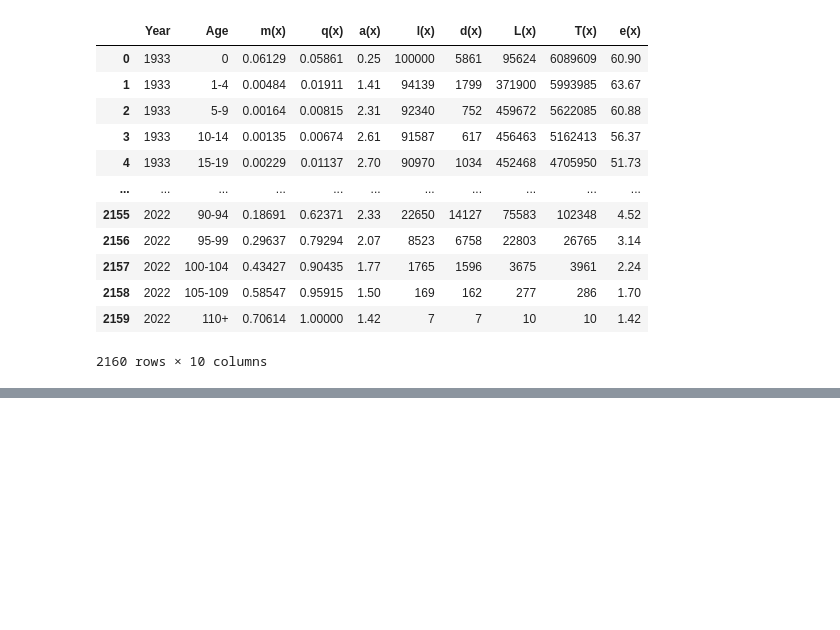
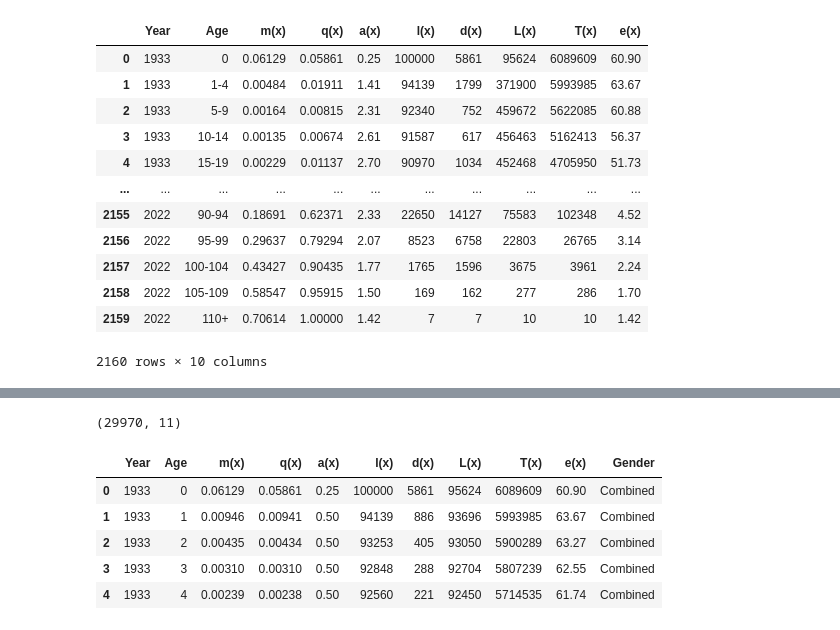
Before and after one commit to andyreagan/hmd-processing, a Jupyter notebook: usa-exploration.ipynb, the cells around one changed output, grey strips where cells are left out. Cells and saved outputs as stored; diff of their text form; code cells hidden in the pictures; blank space fills up the shorter version.

```diff
--- a/usa-exploration.ipynb
+++ b/usa-exploration.ipynb
@@ -674,3 +720,15 @@ all = pd.concat([combined, male, female])
 all['Age'] = all['Age'].apply(clean_age)
 # %%
 all.to_json('all.json', orient='records')
+all.shape
+# %% [output]
+(29970, 11)
+# %%
+all.head()
+# %% [output]
+|  | Year | Age | m(x) | q(x) | a(x) | l(x) | d(x) | L(x) | T(x) | e(x) | Gender |
+| 0 | 1933 | 0 | 0.06129 | 0.05861 | 0.25 | 100000 | 5861 | 95624 | 6089609 | 60.90 | Combined |
+| 1 | 1933 | 1 | 0.00946 | 0.00941 | 0.50 | 94139 | 886 | 93696 | 5993985 | 63.67 | Combined |
+| 2 | 1933 | 2 | 0.00435 | 0.00434 | 0.50 | 93253 | 405 | 93050 | 5900289 | 63.27 | Combined |
+| 3 | 1933 | 3 | 0.00310 | 0.00310 | 0.50 | 92848 | 288 | 92704 | 5807239 | 62.55 | Combined |
+| 4 | 1933 | 4 | 0.00239 | 0.00238 | 0.50 | 92560 | 221 | 92450 | 5714535 | 61.74 | Combined |
```
Also changed, not shown: parts of 8 cells of this notebook, 6 other files.
